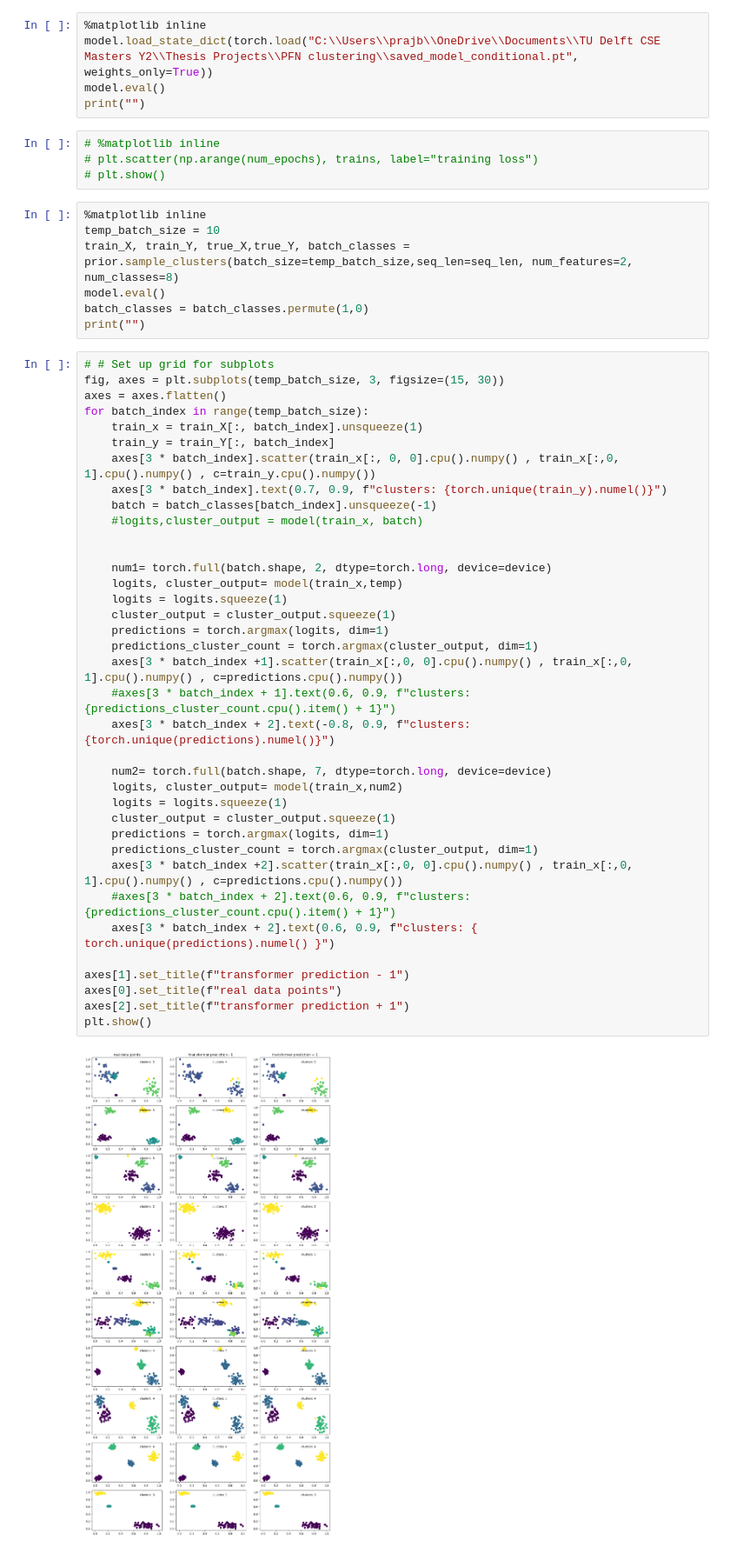
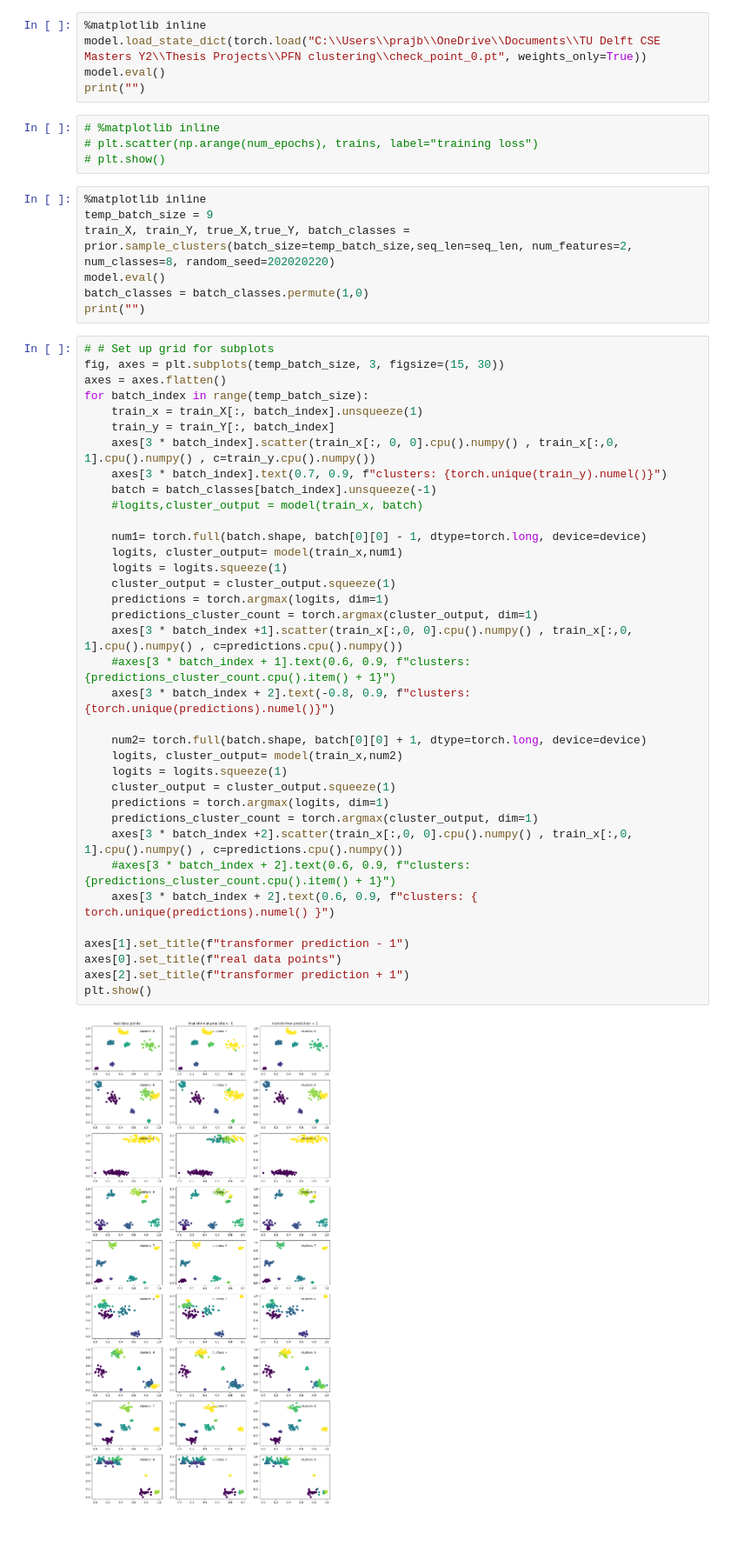
Before and after one commit to pbhaskaran/PFN_clustering, a Jupyter notebook: clustering conditional.ipynb, the cells around one changed output. Shown: that part at 87% size. Cells and saved outputs as stored; diff of their text form.

```diff
--- a/clustering conditional.ipynb
+++ b/clustering conditional.ipynb
@@ -50,6 +50,6 @@ total params:2115722
 # %%
 %matplotlib inline
-model.load_state_dict(torch.load("C:\\Users\\prajb\\OneDrive\\Documents\\TU Delft CSE Masters Y2\\Thesis Projects\\PFN clustering\\saved_model_conditional.pt", weights_only=True))
+model.load_state_dict(torch.load("C:\\Users\\prajb\\OneDrive\\Documents\\TU Delft CSE Masters Y2\\Thesis Projects\\PFN clustering\\check_point_0.pt", weights_only=True))
 model.eval()
 print("")
 # %%
@@ -58,8 +58,8 @@ print("")
 # plt.show()
 # %%
 %matplotlib inline
-temp_batch_size = 10
-train_X, train_Y, true_X,true_Y, batch_classes = prior.sample_clusters(batch_size=temp_batch_size,seq_len=seq_len, num_features=2, num_classes=8)
+temp_batch_size = 9
+train_X, train_Y, true_X,true_Y, batch_classes = prior.sample_clusters(batch_size=temp_batch_size,seq_len=seq_len, num_features=2, num_classes=8, random_seed=202020220)
 model.eval()
 batch_classes = batch_classes.permute(1,0)
 print("")
@@ -70,35 +70,34 @@ axes = axes.flatten()
 for batch_index in range(temp_batch_size):
     train_x = train_X[:, batch_index].unsqueeze(1)
     train_y = train_Y[:, batch_index]
     axes[3 * batch_index].scatter(train_x[:, 0, 0].cpu().numpy() , train_x[:,0, 1].cpu().numpy() , c=train_y.cpu().numpy())
     axes[3 * batch_index].text(0.7, 0.9, f"clusters: {torch.unique(train_y).numel()}")
     batch = batch_classes[batch_index].unsqueeze(-1)
     #logits,cluster_output = model(train_x, batch)
 
-
-    num1= torch.full(batch.shape, 2, dtype=torch.long, device=device)
-    logits, cluster_output= model(train_x,temp)
+    num1= torch.full(batch.shape, batch[0][0] - 1, dtype=torch.long, device=device)
+    logits, cluster_output= model(train_x,num1)
     logits = logits.squeeze(1)
     cluster_output = cluster_output.squeeze(1)
     predictions = torch.argmax(logits, dim=1)
     predictions_cluster_count = torch.argmax(cluster_output, dim=1)
     axes[3 * batch_index +1].scatter(train_x[:,0, 0].cpu().numpy() , train_x[:,0, 1].cpu().numpy() , c=predictions.cpu().numpy())
     #axes[3 * batch_index + 1].text(0.6, 0.9, f"clusters:{predictions_cluster_count.cpu().item() + 1}")
     axes[3 * batch_index + 2].text(-0.8, 0.9, f"clusters: {torch.unique(predictions).numel()}")
 
-    num2= torch.full(batch.shape, 7, dtype=torch.long, device=device)
+    num2= torch.full(batch.shape, batch[0][0] + 1, dtype=torch.long, device=device)
     logits, cluster_output= model(train_x,num2)
     logits = logits.squeeze(1)
     cluster_output = cluster_output.squeeze(1)
     predictions = torch.argmax(logits, dim=1)
     predictions_cluster_count = torch.argmax(cluster_output, dim=1)
     axes[3 * batch_index +2].scatter(train_x[:,0, 0].cpu().numpy() , train_x[:,0, 1].cpu().numpy() , c=predictions.cpu().numpy())
     #axes[3 * batch_index + 2].text(0.6, 0.9, f"clusters:{predictions_cluster_count.cpu().item() + 1}")
     axes[3 * batch_index + 2].text(0.6, 0.9, f"clusters: { torch.unique(predictions).numel() }")
 
 axes[1].set_title(f"transformer prediction - 1")
 axes[0].set_title(f"real data points")
 axes[2].set_title(f"transformer prediction + 1")
 plt.show()
 # %% [output]
-[figure, old version]
+[figure, new version]
```
Also changed, not shown: parts of 1 cell of this notebook, 3 other files.
